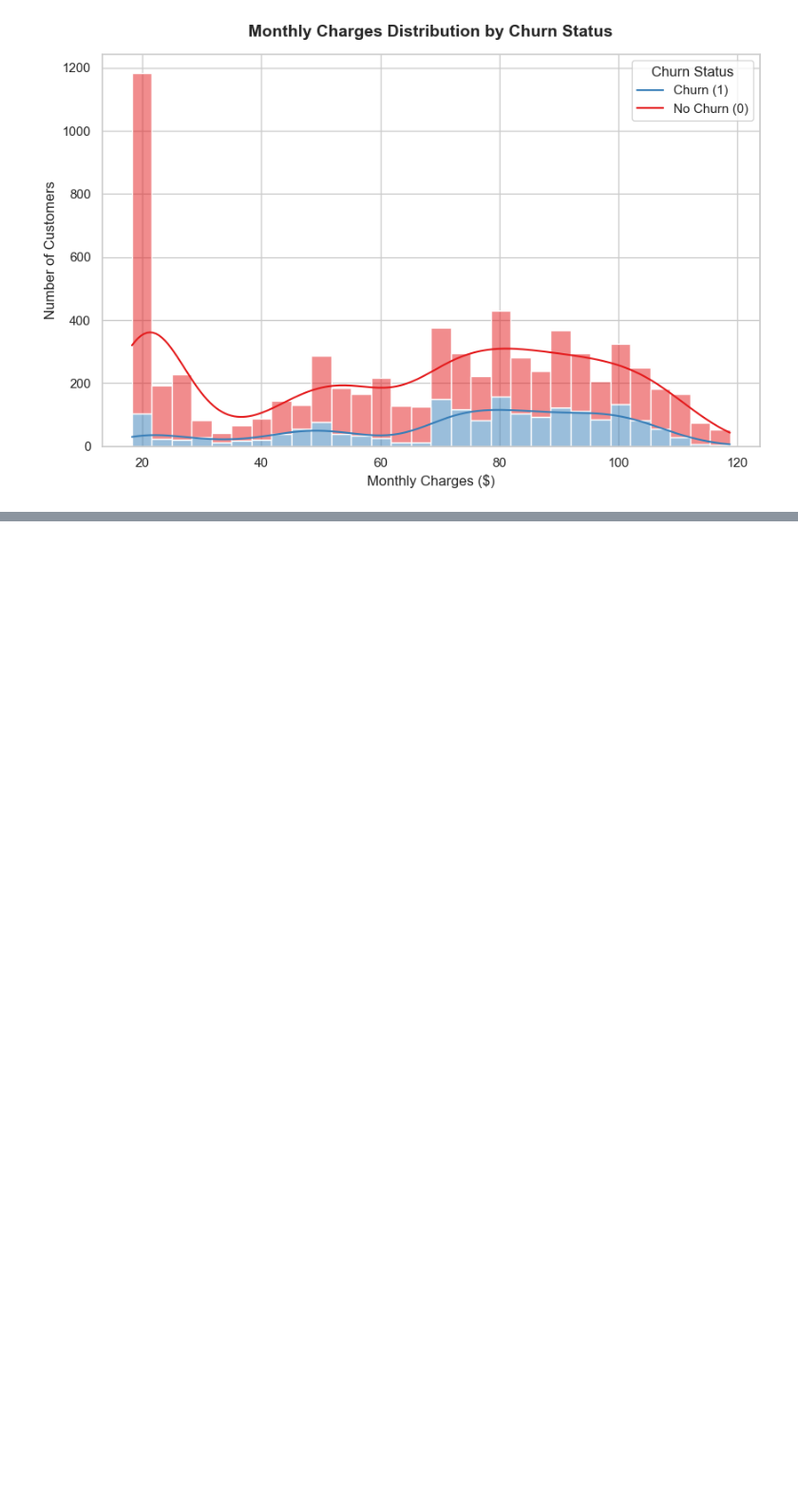
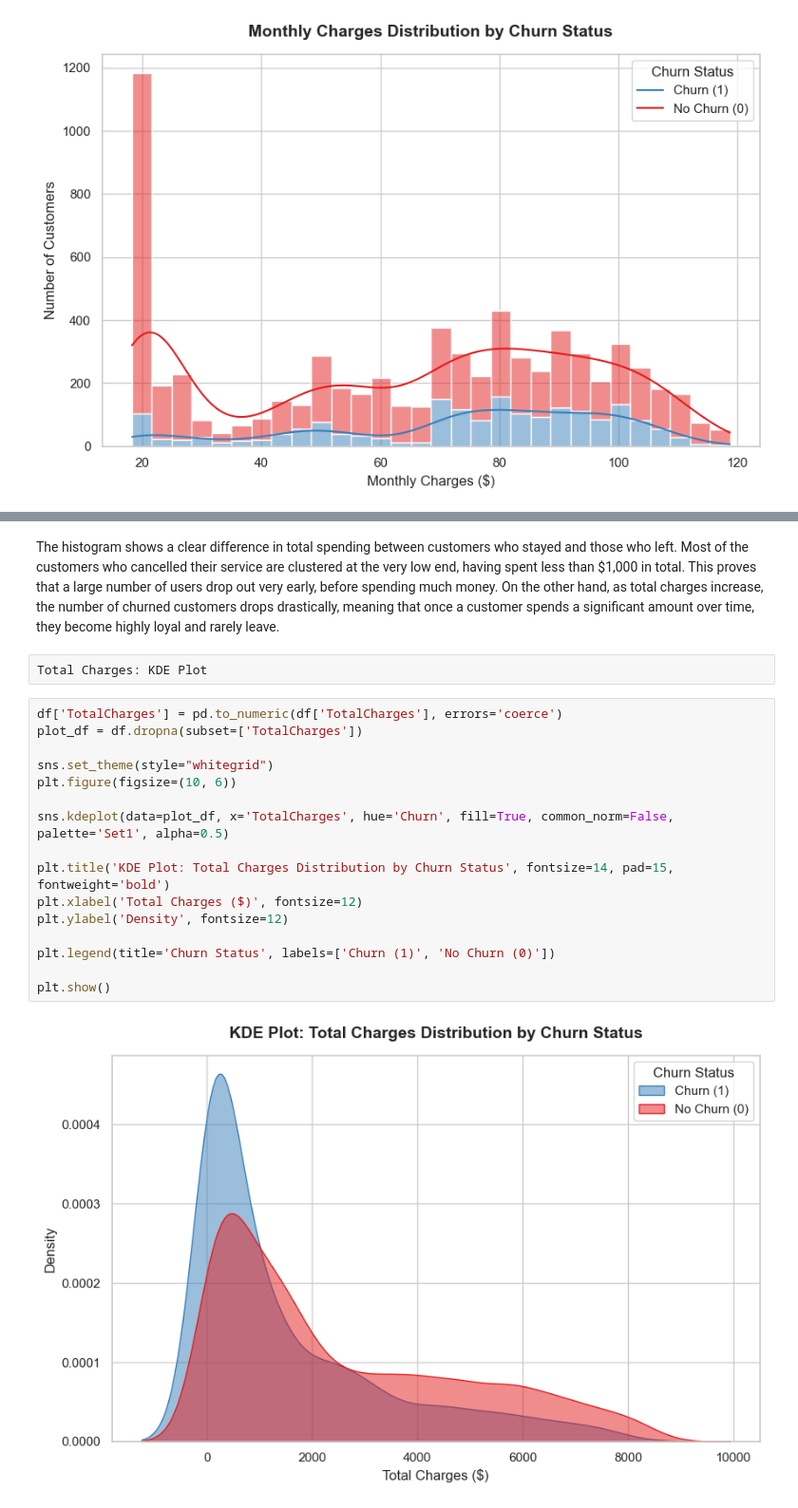
Before and after one commit to ifrathasanriyad/Customer-Churn-Prediction, a Jupyter notebook: notebooks/eda.ipynb, the cells around one changed output, grey strips where cells are left out. Shown at 95% size. Saved outputs shown, nothing was run; the diff lists cells and outputs as text; blank space fills up the shorter version.

```diff
--- a/notebooks/eda.ipynb
+++ b/notebooks/eda.ipynb
@@ -251,0 +313,22 @@ plt.show()
+# %% [markdown]
+The histogram shows a clear difference in total spending between customers who stayed and those who left. Most of the customers who cancelled their service are clustered at the very low end, having spent less than $1,000 in total. This proves that a large number of users drop out very early, before spending much money. On the other hand, as total charges increase, the number of churned customers drops drastically, meaning that once a customer spends a significant amount over time, they become highly loyal and rarely leave.
+# %%
+Total Charges: KDE Plot
+# %%
+df['TotalCharges'] = pd.to_numeric(df['TotalCharges'], errors='coerce')
+plot_df = df.dropna(subset=['TotalCharges'])
+
+sns.set_theme(style="whitegrid")
+plt.figure(figsize=(10, 6))
+
+sns.kdeplot(data=plot_df, x='TotalCharges', hue='Churn', fill=True, common_norm=False, palette='Set1', alpha=0.5)
+
+plt.title('KDE Plot: Total Charges Distribution by Churn Status', fontsize=14, pad=15, fontweight='bold')
+plt.xlabel('Total Charges ($)', fontsize=12)
+plt.ylabel('Density', fontsize=12)
+
+plt.legend(title='Churn Status', labels=['Churn (1)', 'No Churn (0)'])
+
+plt.show()
+# %% [output]
+[figure, added]
```
Also changed, not shown: parts of 18 cells of this notebook.
